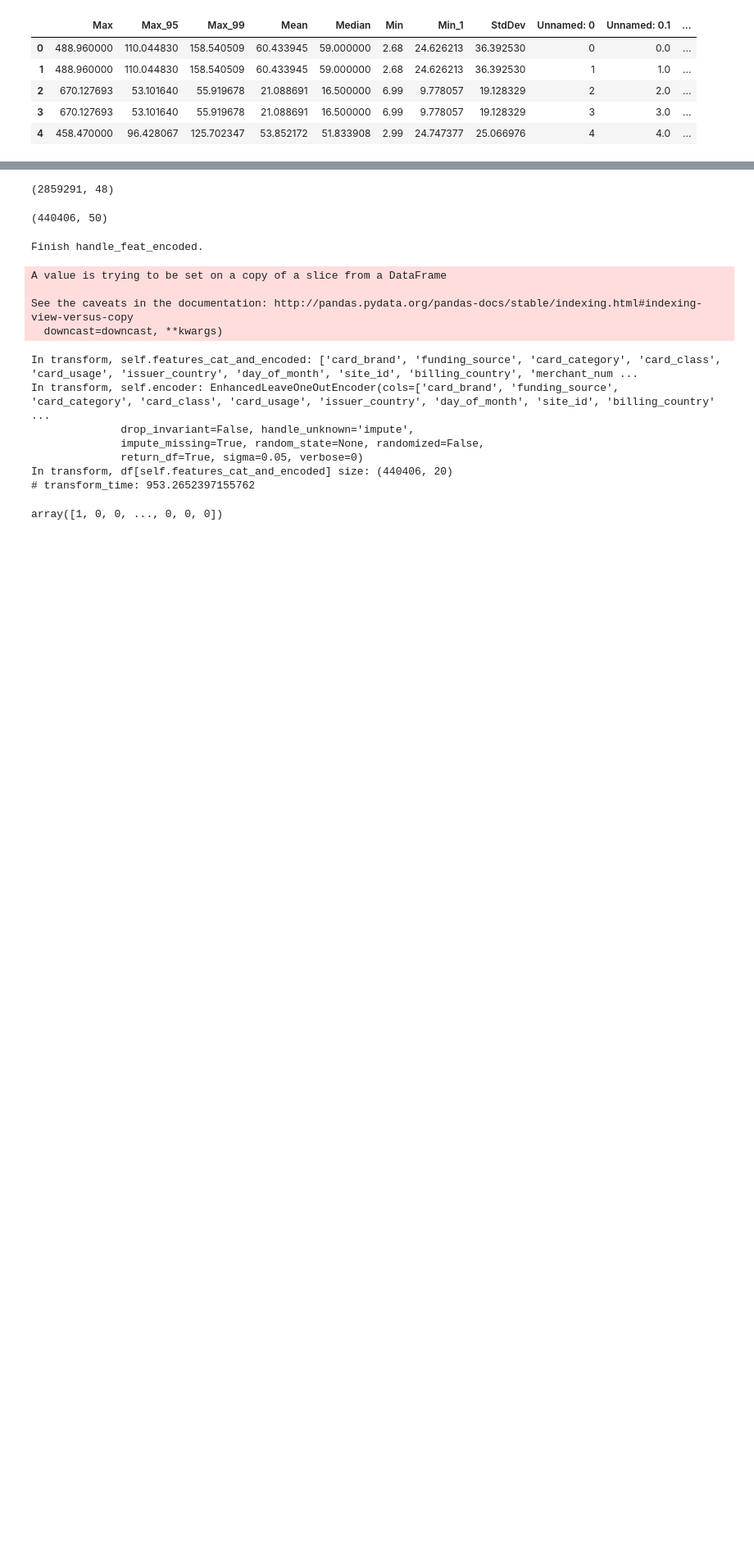
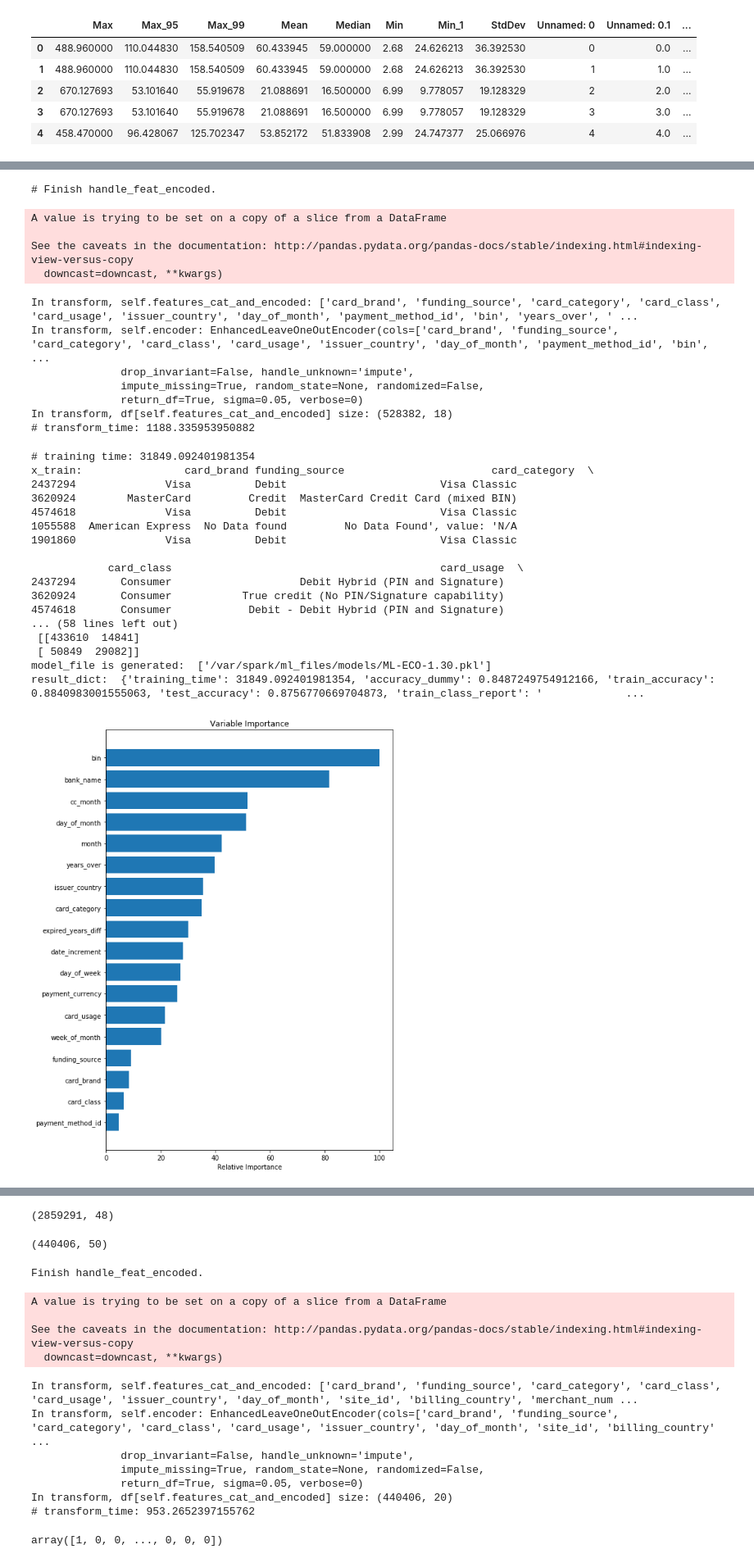
Before and after one commit to songyunlu/ml_training_tool, a Jupyter notebook: train_eco.ipynb, the cells around one changed output, grey strips where cells are left out. Shown at 82% size. Cells and saved outputs as stored; diff of their text form; code cells hidden in the pictures; blank space fills up the shorter version.

```diff
--- a/train_eco.ipynb
+++ b/train_eco.ipynb
@@ -699,42 +1390,45 @@ result_dict:  {'hyper_params': "{'objective': 'binary:logistic', 'learning_rate'
 
 #XGBoost Classifier
 from xgboost import XGBClassifier
+from src.web.preprocessing import *
 # import xgboost as xgb
 classifier = XGBClassifier
 
-# tuned_parameters = {
-#               'objective':['binary:logistic'],
-#               'learning_rate': [0.2], #so called `eta` value
-#               'max_depth': [10],
-#               'min_child_weight': [11],
-#               'silent': [0],
-#               'subsample': [0.5],
-#               'colsample_bytree': [0.7],
-# #               'n_estimators': [500, 1000], #number of trees, change it to 1000 for better results
-#               'n_estimators': [1000], #number of trees, change it to 1000 for better results
-#               'missing':[-999],
-#               'max_delta_step':[1],
-#               'seed': [1337]}
+tuned_parameters = {
+              'objective':['binary:logistic'],
+              'learning_rate': [0.1], #so called `eta` value
+              'max_depth': [10],
+              'min_child_weight': [7],
+              'silent': [0],
+              'subsample': [0.5],
+              'colsample_bytree': [0.7],
+#               'n_estimators': [500, 1000], #number of trees, change it to 1000 for better results
+              'n_estimators': [1200], #number of trees, change it to 1000 for better results
+              'missing':[-999],
+              'max_delta_step':[1],
+              'seed': [1337]}
+
 
 best_parameters = {
               'objective': 'binary:logistic',
-              'learning_rate': 0.2, #so called `eta` value
-              'max_depth': 10,
+              'learning_rate': 0.15, #so called `eta` value
+              'max_depth': 9,
               'min_child_weight': 7,
-              'max_delta_step': 0.5,
               'silent': 0,
-              'subsample': 0.5,
+              'subsample': 0.7,
               'colsample_bytree': 0.7,
-#               'n_estimators': [500, 1000], #number of trees, change it to 1000 for better results
               'n_estimators': 1000, #number of trees, change it to 1000 for better results
               'missing':-999,
-              'seed': 1337}
+              'seed': 1337,
+              'eval_metric': 'map',
+              'gamma': 1  }
 
 model_file = ''
 model_id = 'ML-ECO-1'
-version = get_latest_version(model_id) + 1
+version = get_latest_version(model_id, MODEL_TYPE) + 1
 model_name = model_id + '.' + str(version)
-xgb_clf, result_d = build_and_train(eco, classifier, None, 'xgbclassifier', model_file, best_param=best_parameters)
+features_dict['eval_metric'] = 'map'
+xgb_clf, result_d = build_and_train(eco, classifier, tuned_parameters, 'xgbclassifier', model_file, best_param=best_parameters, features_dict=features_dict)
 model_file, model_file_name = write_model(xgb_clf, model_name)
 print("model_file is generated: ", model_file)
 print("result_dict: ", result_d)
@@ -816,0 +1543,30 @@ In transform, df[self.features_cat_and_encoded] size: (6097952, 20)
+# Finish handle_feat_encoded.
+A value is trying to be set on a copy of a slice from a DataFrame
+
+See the caveats in the documentation: http://pandas.pydata.org/pandas-docs/stable/indexing.html#indexing-view-versus-copy
+  downcast=downcast, **kwargs)
+In transform, self.features_cat_and_encoded: ['card_brand', 'funding_source', 'card_category', 'card_class', 'card_usage', 'issuer_country', 'day_of_month', 'payment_method_id', 'bin', 'years_over', ' ...
+In transform, self.encoder: EnhancedLeaveOneOutEncoder(cols=['card_brand', 'funding_source', 'card_category', 'card_class', 'card_usage', 'issuer_country', 'day_of_month', 'payment_method_id', 'bin',  ...
+              drop_invariant=False, handle_unknown='impute',
+              impute_missing=True, random_state=None, randomized=False,
+              return_df=True, sigma=0.05, verbose=0)
+In transform, df[self.features_cat_and_encoded] size: (528382, 18)
+# transform_time: 1188.335953950882
+# training time: 31849.092401981354
+x_train:                card_brand funding_source                       card_category  \
+2437294              Visa          Debit                        Visa Classic
+3620924        MasterCard         Credit  MasterCard Credit Card (mixed BIN)
+4574618              Visa          Debit                        Visa Classic
+1055588  American Express  No Data found         No Data Found', value: 'N/A
+1901860              Visa          Debit                        Visa Classic
+
+            card_class                                          card_usage  \
+2437294       Consumer                    Debit Hybrid (PIN and Signature)
+3620924       Consumer           True credit (No PIN/Signature capability)
+4574618       Consumer            Debit - Debit Hybrid (PIN and Signature)
+... (58 lines left out)
+ [[433610  14841]
+ [ 50849  29082]]
+model_file is generated:  ['/var/spark/ml_files/models/ML-ECO-1.30.pkl']
+result_dict:  {'training_time': 31849.092401981354, 'accuracy_dummy': 0.8487249754912166, 'train_accuracy': 0.8840983001555063, 'test_accuracy': 0.8756770669704873, 'train_class_report': '             ...
+[figure, added]
```
Also changed, not shown: parts of 148 cells of this notebook, 4 other files.
